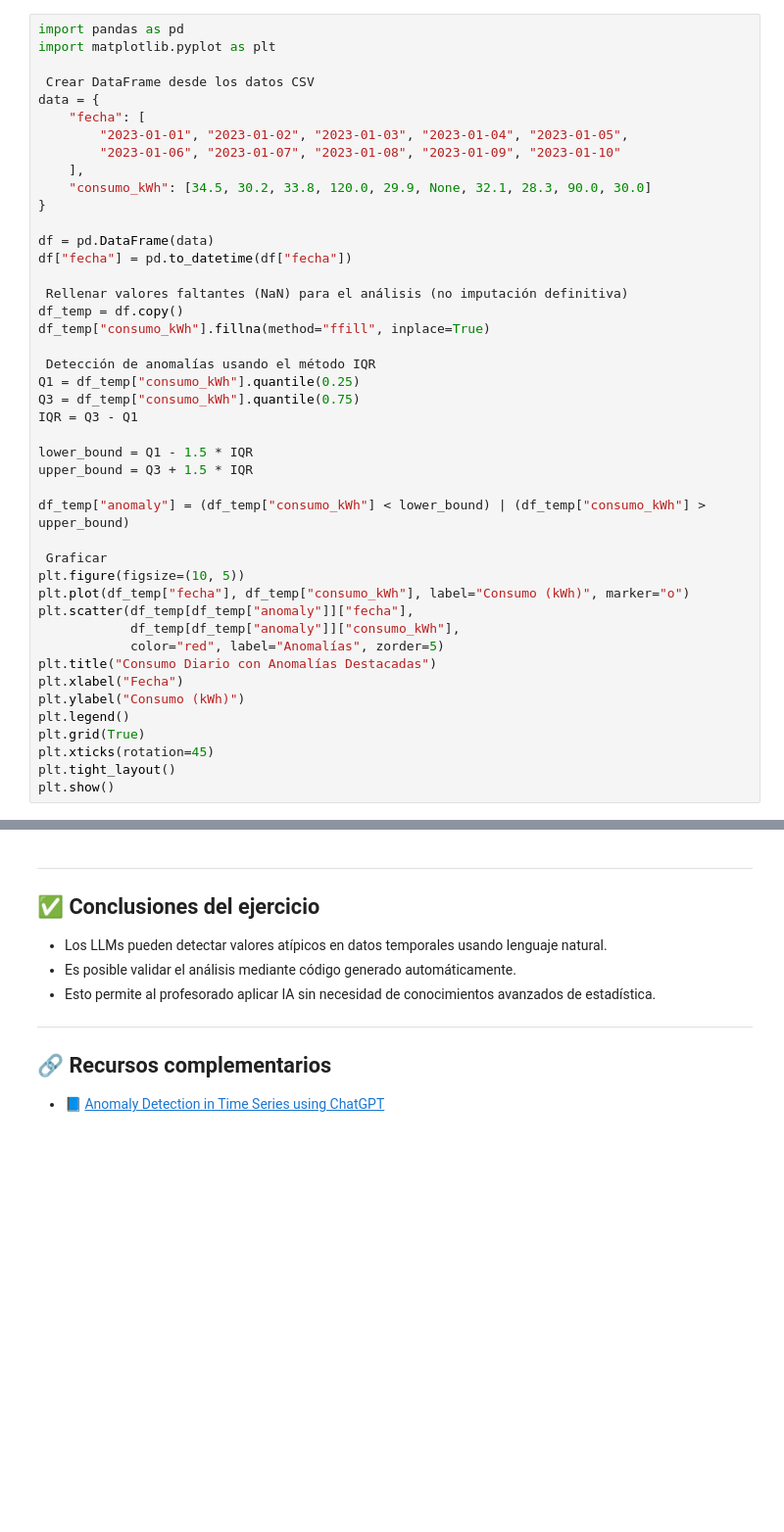
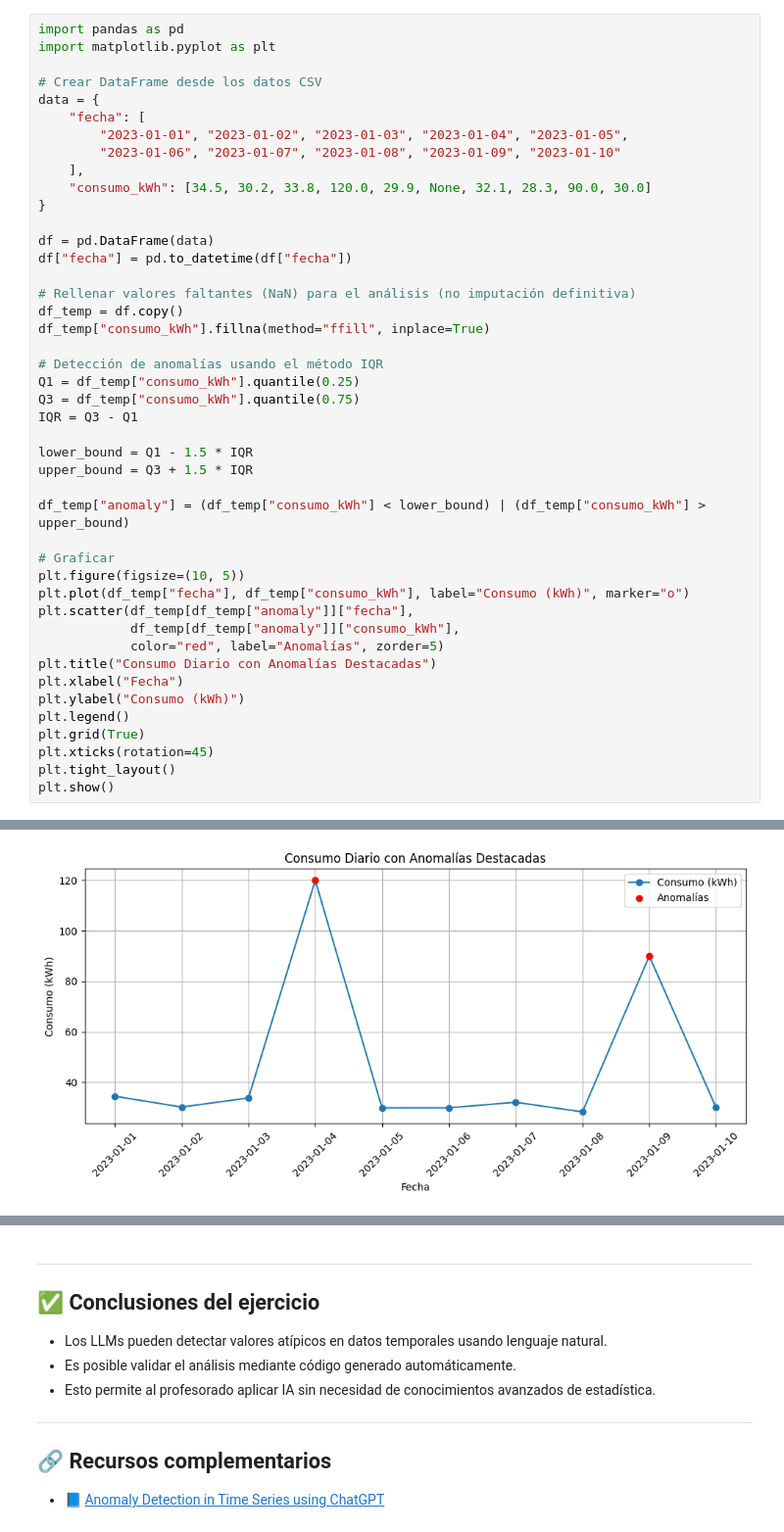
Before and after one commit to jorgballesteros/ibbi, a Jupyter notebook: M6. Introducción a LLMs en Ciencia de Datos/materiales/m6_e4_anomalias_llm.ipynb, the cells around one changed output, grey strips where cells are left out. Shown at 98% size. Cells and saved outputs as stored; diff of their text form; blank space fills up the shorter version.

```diff
--- a/M6. Introducción a LLMs en Ciencia de Datos/materiales/m6_e4_anomalias_llm.ipynb
+++ b/M6. Introducción a LLMs en Ciencia de Datos/materiales/m6_e4_anomalias_llm.ipynb
@@ -87,7 +87,7 @@ Muéstrame el código en Python que has utilizado para detectar esas anomalías
 import pandas as pd
 import matplotlib.pyplot as plt
 
- Crear DataFrame desde los datos CSV
+# Crear DataFrame desde los datos CSV
 data = {
     "fecha": [
         "2023-01-01", "2023-01-02", "2023-01-03", "2023-01-04", "2023-01-05",
@@ -99,11 +99,11 @@ data = {
 df = pd.DataFrame(data)
 df["fecha"] = pd.to_datetime(df["fecha"])
 
- Rellenar valores faltantes (NaN) para el análisis (no imputación definitiva)
+# Rellenar valores faltantes (NaN) para el análisis (no imputación definitiva)
 df_temp = df.copy()
 df_temp["consumo_kWh"].fillna(method="ffill", inplace=True)
 
- Detección de anomalías usando el método IQR
+# Detección de anomalías usando el método IQR
 Q1 = df_temp["consumo_kWh"].quantile(0.25)
 Q3 = df_temp["consumo_kWh"].quantile(0.75)
 IQR = Q3 - Q1
@@ -113,7 +113,7 @@ upper_bound = Q3 + 1.5 * IQR
 
 df_temp["anomaly"] = (df_temp["consumo_kWh"] < lower_bound) | (df_temp["consumo_kWh"] > upper_bound)
 
- Graficar
+# Graficar
 plt.figure(figsize=(10, 5))
 plt.plot(df_temp["fecha"], df_temp["consumo_kWh"], label="Consumo (kWh)", marker="o")
 plt.scatter(df_temp[df_temp["anomaly"]]["fecha"],
@@ -127,3 +127,4 @@ plt.grid(True)
 plt.xticks(rotation=45)
 plt.tight_layout()
 plt.show()
+# %% [output]
@@ -130,3 +137,4 @@ plt.show()
+[figure, added]
 # %% [markdown]
 ## 🧠 Discusión posterior
 
```
Also changed, not shown: parts of 2 cells of this notebook, 7 other files.
